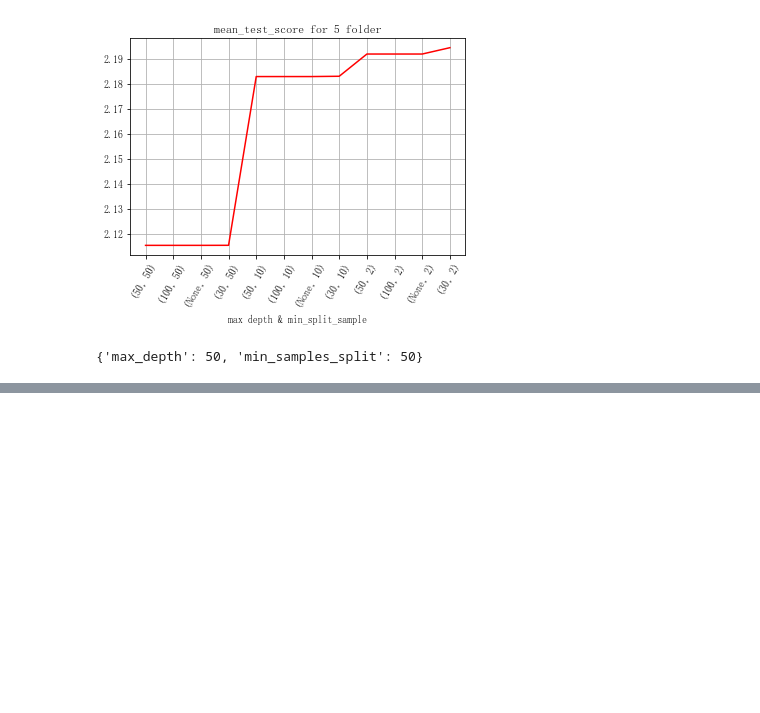
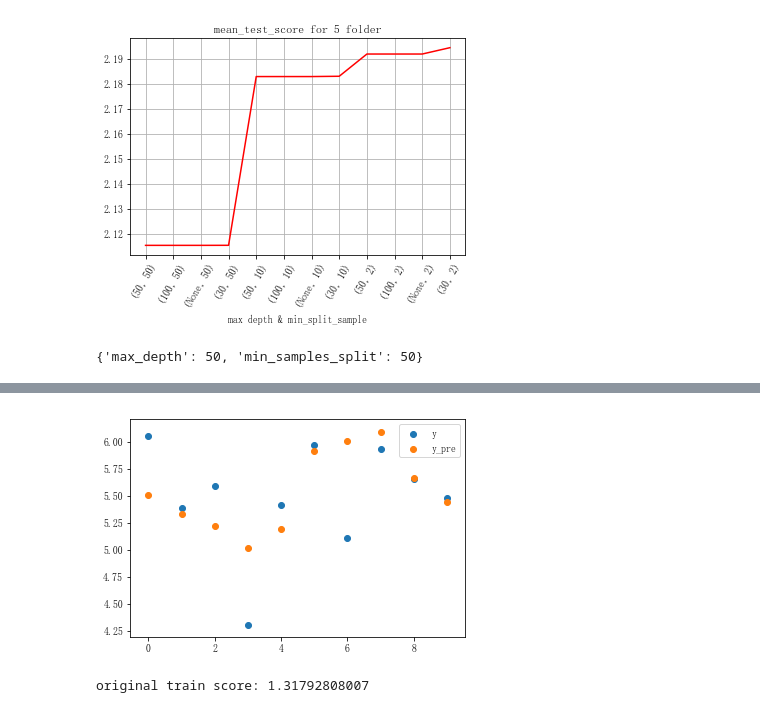
Before and after one commit to dapaohou/-, a Jupyter notebook: src/feature project.ipynb, the cells around one changed output, grey strips where cells are left out. Cells and saved outputs as stored; diff of their text form; code cells hidden in the pictures; blank space fills up the shorter version.

Commit message:
add xgboost

```diff
--- a/src/feature project.ipynb
+++ b/src/feature project.ipynb
@@ -313,0 +309,16 @@ plt.xticks?
+# %%
+# XGBOOST 调参， 依次调整 learning_rate和 n_estimators
+#                         max_depth 、min_child_weight和 gamma
+#                         subsample和 colsample_bytree
+#                         reg_lambda
+import xgboost as xgb
+
+# 原始参数
+model_xgboost = xgb.XGBRegressor()
+model_xgboost.fit(x, y)
+y_pred = model_xgboost.predict(x)
+show_scatter(y, y_pred, 'y', 'y_pre')
+print('original train score:',metrics.mean_squared_error(y, y_pred))
+# %% [output]
+[figure, added]
+original train score: 1.31792808007
```
Also changed, not shown: parts of 10 cells of this notebook, 2 other files.
